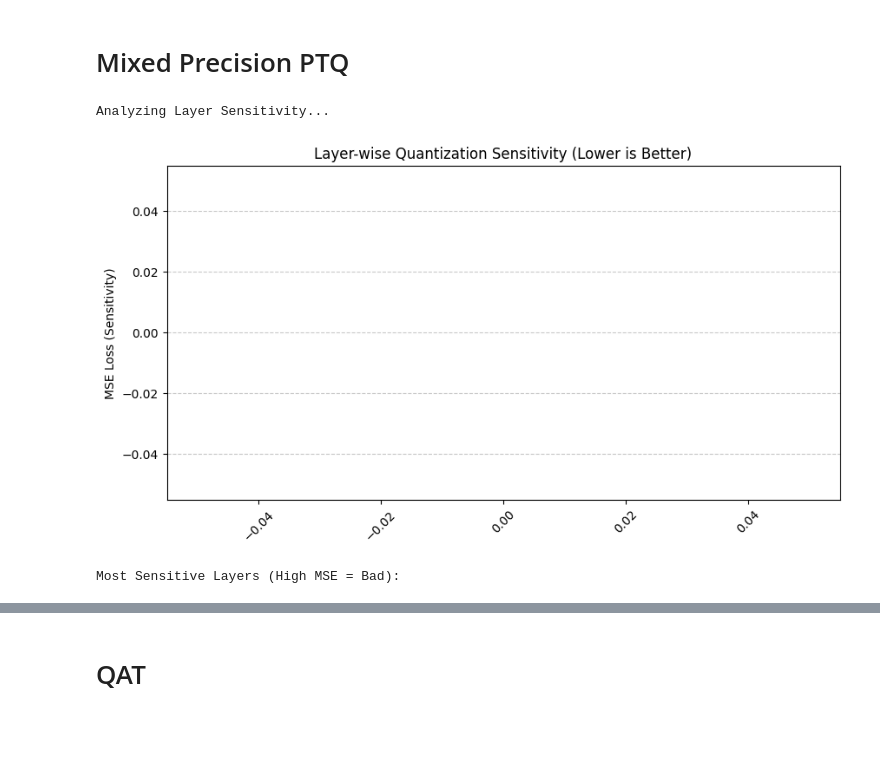
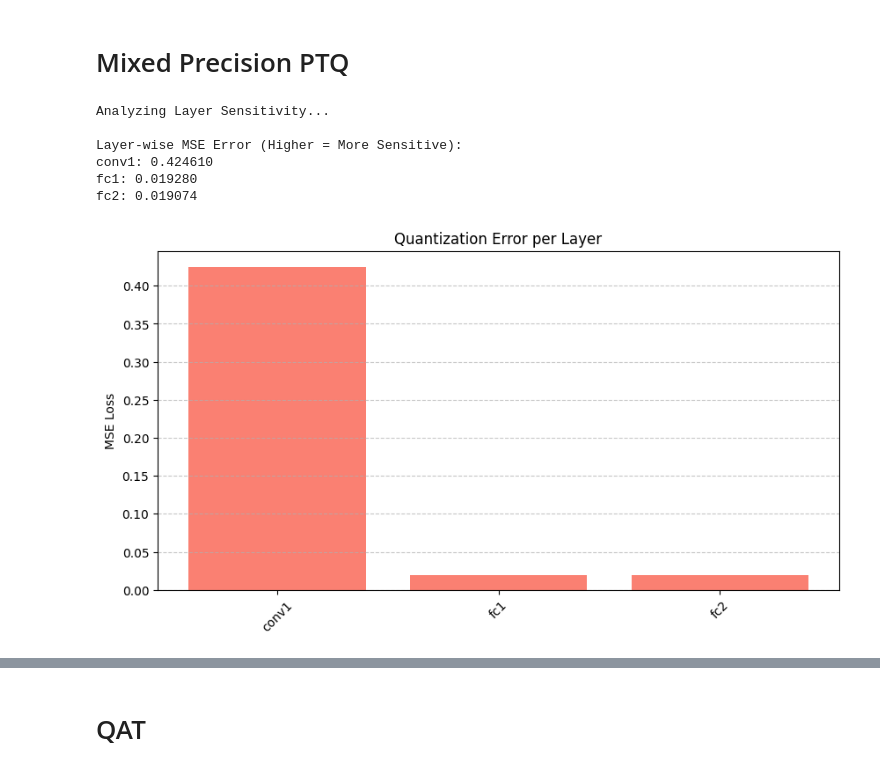
Before and after one commit to Lezhor/QuantizationPaper, a Jupyter notebook: notebooks/Quantization Training.ipynb, the cells around one changed output, grey strips where cells are left out. Saved outputs shown, nothing was run; the diff lists cells and outputs as text; code cells hidden in the pictures; blank space fills up the shorter version.

Commit message:
layerwise error

```diff
--- a/notebooks/Quantization Training.ipynb
+++ b/notebooks/Quantization Training.ipynb
@@ -704,33 +708,28 @@ def get_layer_sensitivity(fp32_model, quantized_model, loader):
 
     return layer_scores
 # %%
-def plot_sensitivity(sensitivity_dict):
-    layers = list(sensitivity_dict.keys())
-    errors = list(sensitivity_dict.values())
+# --- RUN ANALYSIS ---
+print("Analyzing Layer Sensitivity...")
+sensitivity = get_layer_sensitivity(model, net_ptq_fold, calib_loader)
 
-    plt.figure(figsize=(10, 5))
-    plt.bar(layers, errors, color='salmon')
-    plt.ylabel('MSE Loss (Sensitivity)')
-    plt.title('Layer-wise Quantization Sensitivity (Lower is Better)')
-    plt.xticks(rotation=45)
-    plt.grid(axis='y', linestyle='--', alpha=0.7)
-    plt.show()
+# Print sorted results
+print("\nLayer-wise MSE Error (Higher = More Sensitive):")
+for name, score in sorted(sensitivity.items(), key=lambda item: item[1], reverse=True):
+    print(f"{name}: {score:.6f}")
+
+# Plot
+plt.figure(figsize=(10, 5))
+plt.bar(sensitivity.keys(), sensitivity.values(), color='salmon')
+plt.title("Quantization Error per Layer")
+plt.ylabel("MSE Loss")
+plt.xticks(rotation=45)
+plt.grid(axis='y', linestyle='--', alpha=0.7)
+plt.show()
+# %% [output]
+Analyzing Layer Sensitivity...
+
+Layer-wise MSE Error (Higher = More Sensitive):
+conv1: 0.424610
+fc1: 0.019280
+fc2: 0.019074
+[figure, added]
-# %%
-# --- RUN ANALYSIS ---
-# Ensure you have your latest models ready:
-# 1. model_bn (The FP32 Baseline)
-# 2. net_ptq_fold (The Quantized Model)
-
-print("Analyzing Layer Sensitivity...")
-sensitivity = get_layer_sensitivity(model, net_ptq_fold, calib_loader)
-plot_sensitivity(sensitivity)
-
-# Print sorted most sensitive layers
-sorted_layers = sorted(sensitivity.items(), key=lambda item: item[1], reverse=True)
-print("\nMost Sensitive Layers (High MSE = Bad):")
-for name, score in sorted_layers:
-    print(f"{name}: {score:.6f}")
-# %% [output]
-Analyzing Layer Sensitivity...
-[figure, removed]
-Most Sensitive Layers (High MSE = Bad):
```
Also changed, not shown: parts of 2 cells of this notebook.
